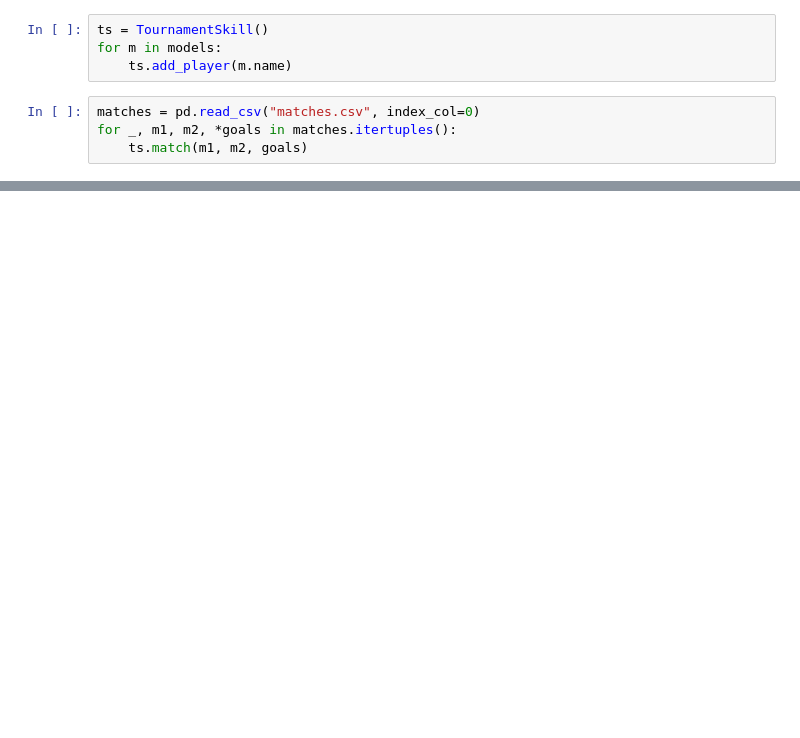
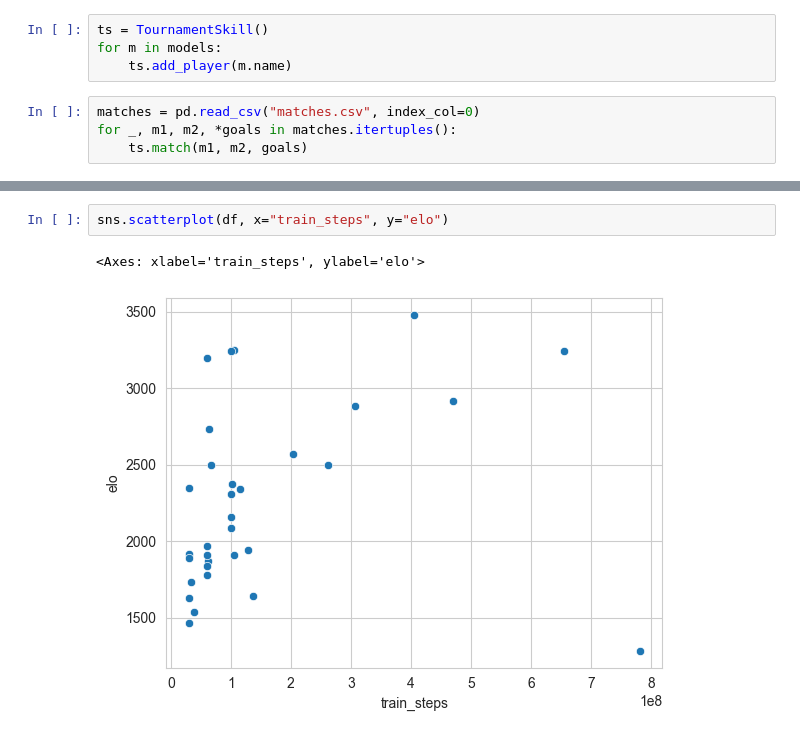
Before and after one commit to Biggergig/RL-Squared-V2, a Jupyter notebook: v3/analysis.ipynb, the cells around one changed output, grey strips where cells are left out. Drawn from its saved outputs; the diff is of its cells as text; blank space fills up the shorter version.

```diff
--- a/v3/analysis.ipynb
+++ b/v3/analysis.ipynb
@@ -49,0 +143,5 @@ df.to_csv("leaderboard.csv",index=False)
+# %%
+sns.scatterplot(df, x="train_steps", y="elo")
+# %% [output]
+<Axes: xlabel='train_steps', ylabel='elo'>
+[figure, added]
```
Also changed, not shown: parts of 12 cells of this notebook, 5 other files.
